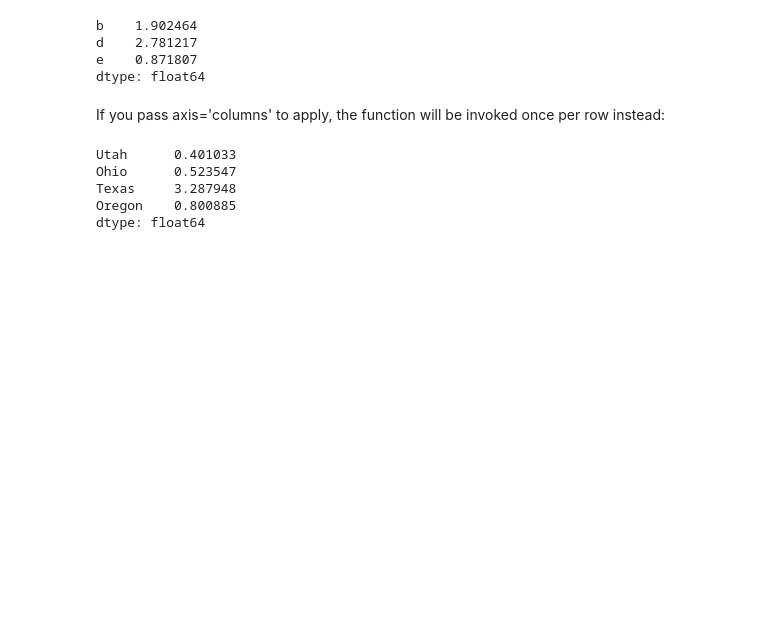
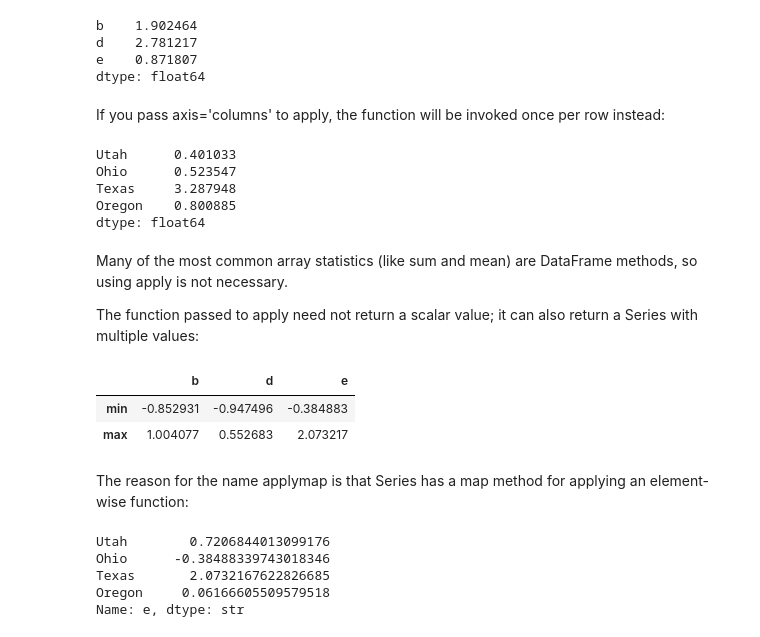
Before and after one commit to JayZeus999/PDS-Handbook, a Jupyter notebook: Chapter_5/chapter_5.ipynb, the cells around one changed output. Drawn from its saved outputs; the diff is of its cells as text; code cells hidden in the pictures; blank space fills up the shorter version.

Commit message:
Apply an element-wise function

```diff
--- a/Chapter_5/chapter_5.ipynb
+++ b/Chapter_5/chapter_5.ipynb
@@ -1247,3 +1247,29 @@ Ohio      0.523547
 Texas     3.287948
 Oregon    0.800885
 dtype: float64
+# %% [markdown]
+Many of the most common array statistics (like sum and mean) are
+DataFrame methods, so using apply is not necessary.
+
+The function passed to apply need not return a scalar value; it can also
+return a Series with multiple values:
+# %%
+def f(x):
+    return pd.Series([x.min(), x.max()], index=['min', 'max'])
+# %%
+frame.apply(f)
+# %% [output]
+|  | b | d | e |
+| min | -0.852931 | -0.947496 | -0.384883 |
+| max | 1.004077 | 0.552683 | 2.073217 |
+# %% [markdown]
+The reason for the name applymap is that Series has a map method for
+applying an element-wise function:
+# %%
+frame["e"].map(format)
+# %% [output]
+Utah        0.7206844013099176
+Ohio      -0.38488339743018346
+Texas       2.0732167622826685
+Oregon     0.06166605509579518
+Name: e, dtype: str
```
Also changed, not shown: parts of 1 cell of this notebook.
